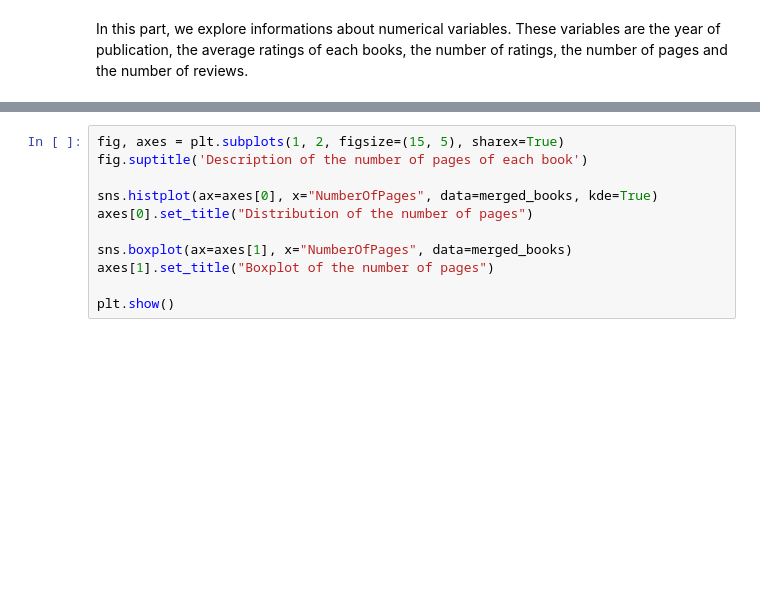
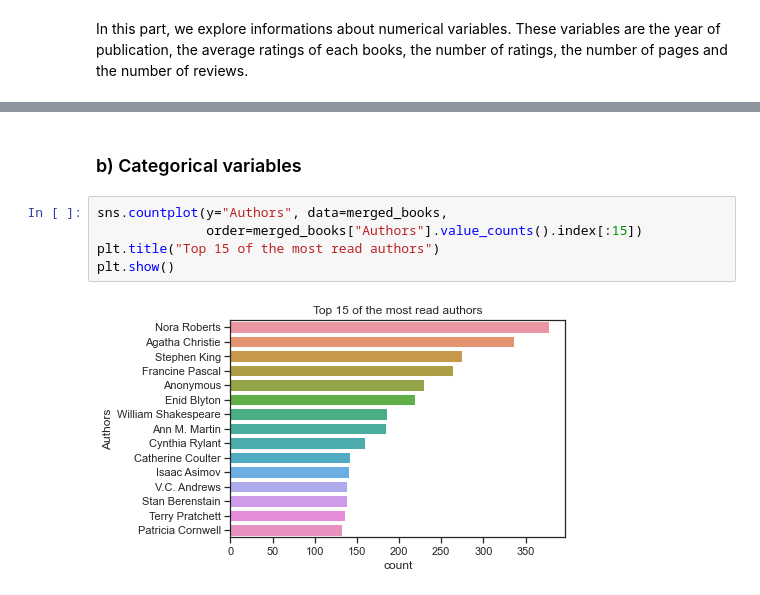
Before and after one commit to cecilegltslmcs/recommender_sys_books, a Jupyter notebook: P7_01_notebookcleaning.ipynb, the cells around one changed output, grey strips where cells are left out. Cells and saved outputs as stored; diff of their text form; blank space fills up the shorter version.

```diff
--- a/P7_01_notebookcleaning.ipynb
+++ b/P7_01_notebookcleaning.ipynb
@@ -106,11 +147,9 @@ plt.show()
-# %%
-fig, axes = plt.subplots(1, 2, figsize=(15, 5), sharex=True)
-fig.suptitle('Description of the number of pages of each book')
-
-sns.histplot(ax=axes[0], x="NumberOfPages", data=merged_books, kde=True)
-axes[0].set_title("Distribution of the number of pages")
-
-sns.boxplot(ax=axes[1], x="NumberOfPages", data=merged_books)
-axes[1].set_title("Boxplot of the number of pages")
-
-plt.show()
+# %% [markdown]
+### b) Categorical variables
+# %%
+sns.countplot(y="Authors", data=merged_books,
+              order=merged_books["Authors"].value_counts().index[:15])
+plt.title("Top 15 of the most read authors")
+plt.show()
+# %% [output]
+[figure, added]
```
Also changed, not shown: parts of 23 cells of this notebook.
